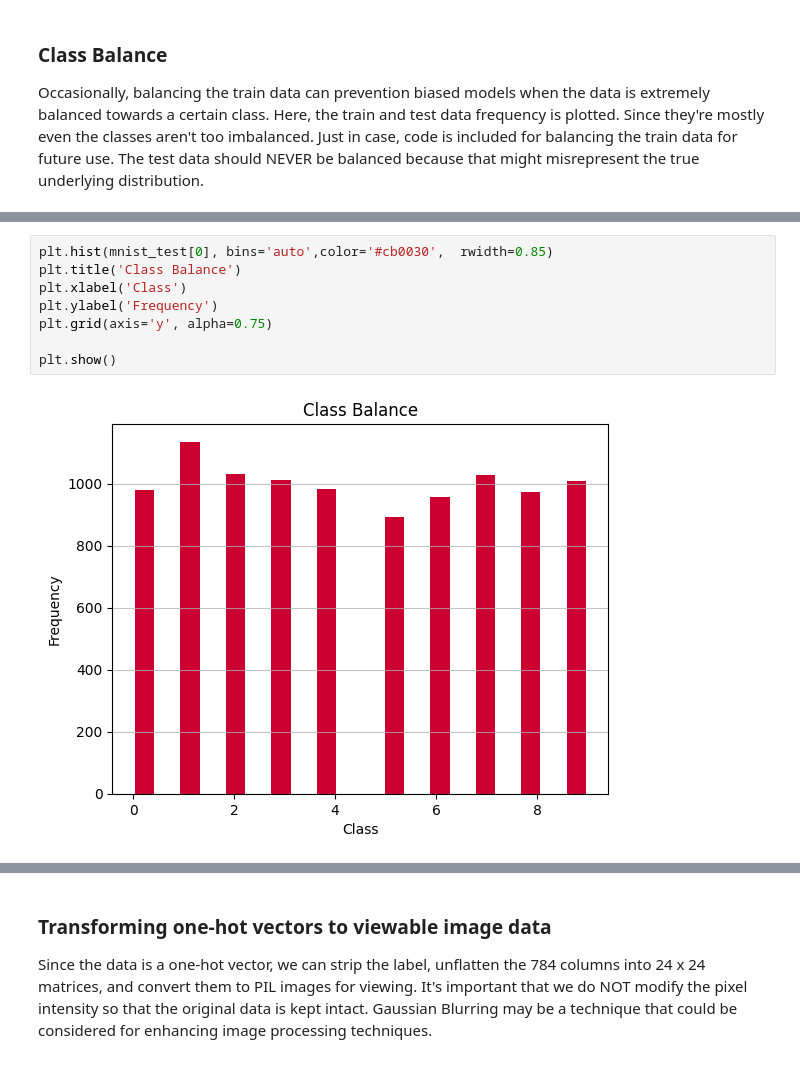
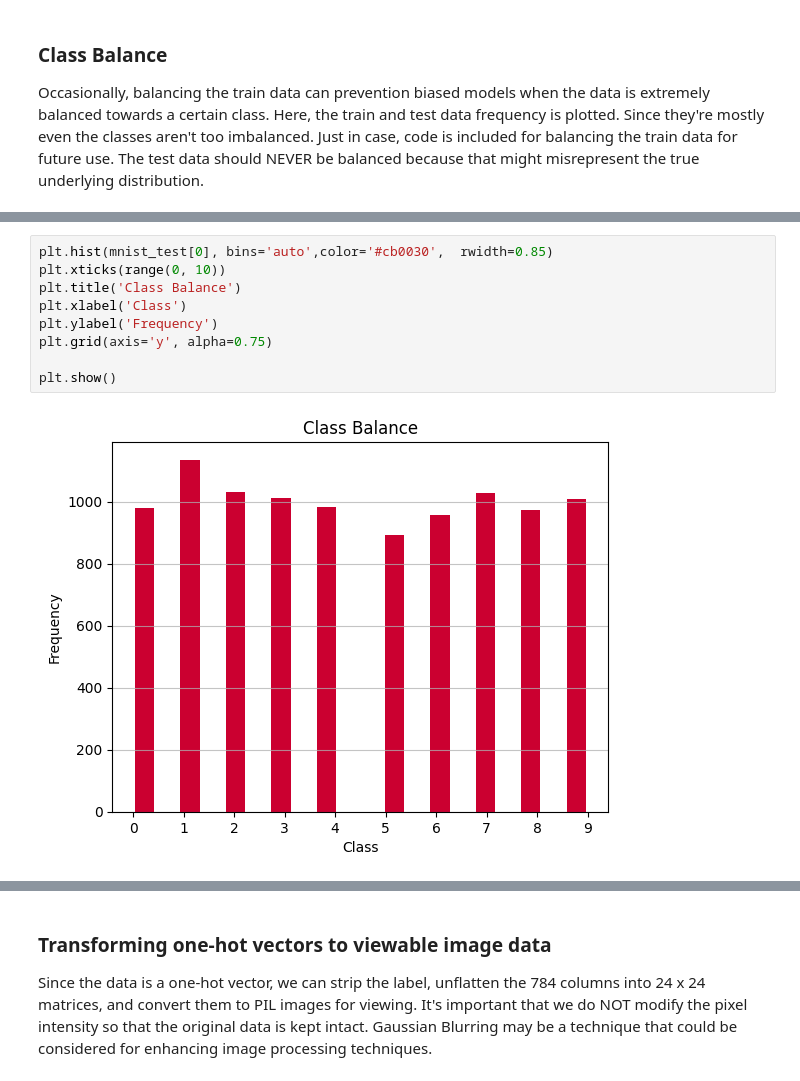
Before and after one commit to rishabhxpandey/cs490dsc, a Jupyter notebook: mnist_summary_statistics.ipynb, the cells around one changed output, grey strips where cells are left out. Cells and saved outputs as stored; diff of their text form.

```diff
--- a/mnist_summary_statistics.ipynb
+++ b/mnist_summary_statistics.ipynb
@@ -58,11 +59,12 @@ plt.show()
 [figure]
 # %%
 plt.hist(mnist_test[0], bins='auto',color='#cb0030',  rwidth=0.85)
+plt.xticks(range(0, 10))
 plt.title('Class Balance')
 plt.xlabel('Class')
 plt.ylabel('Frequency')
 plt.grid(axis='y', alpha=0.75)
 
 plt.show()
 # %% [output]
-[figure, old version]
+[figure, new version]
```
Also changed, not shown: parts of 3 cells of this notebook, 2 other files.
